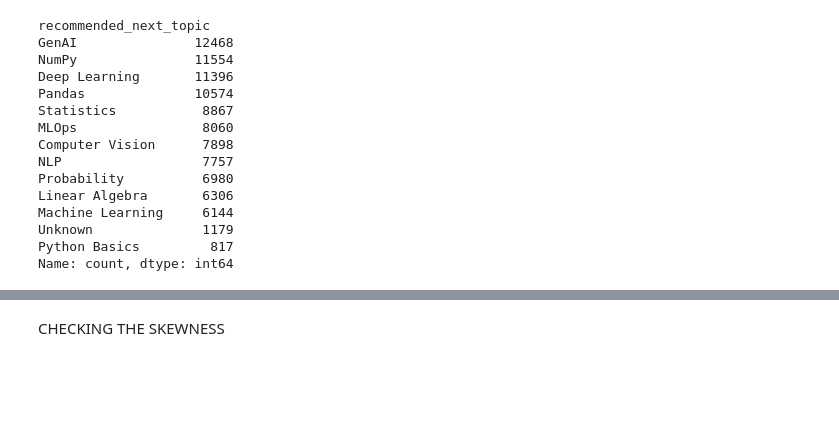
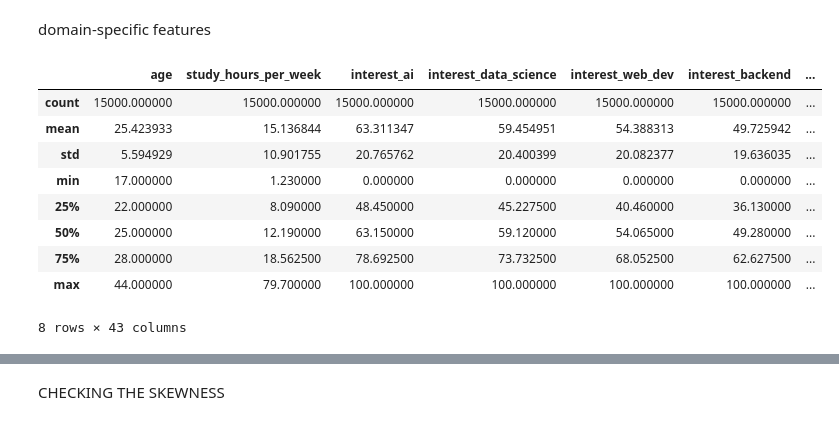
Before and after one commit to PALAK7890/Adaptive-Learning-Path-Recommendation-System, a Jupyter notebook: notebooks/Adaptive Learning Path Recommendation System.ipynb, the cells around one changed output, grey strips where cells are left out. Cells and saved outputs as stored; diff of their text form; code cells hidden in the pictures; blank space fills up the shorter version.

```diff
--- a/notebooks/Adaptive Learning Path Recommendation System.ipynb
+++ b/notebooks/Adaptive Learning Path Recommendation System.ipynb
@@ -65,14 +74,14 @@ learning_sequence_step       0
 dtype: int64
 # %%
 num_cols = [
-    'G1',
-    'quiz_score_pct',
-    'streak_days',
-    'avg_session_min'
+    'avg_session_duration',
+    'cloud_score',
+    'quiz_avg_score',
 ]
 
 for col in num_cols:
     df[col] = df[col].fillna(df[col].median())
+df["streak_days"] = df["streak_days"].fillna(0)
 # %%
 cat_cols = [
     'career_goal',
@@ -106,18 +99,2 @@ Name: proportion, dtype: float64
-# %%
-df['recommended_next_topic'].value_counts()
-# %% [output]
-recommended_next_topic
-GenAI               12468
-NumPy               11554
-Deep Learning       11396
-Pandas              10574
-Statistics           8867
-MLOps                8060
-Computer Vision      7898
-NLP                  7757
-Probability          6980
-Linear Algebra       6306
-Machine Learning     6144
-Unknown              1179
-Python Basics         817
-Name: count, dtype: int64
+# %% [markdown]
+domain-specific features
@@ -123,0 +132,47 @@ Name: count, dtype: int64
+# %%
+df["ai_gap"] = (
+    df["interest_ai"]
+    - df["ai_strength"]
+)
+
+df["data_science_gap"] = (
+    df["interest_data_science"]
+    - df["math_strength"]
+)
+
+df["web_gap"] = (
+    df["interest_web_dev"]
+    -
+    (
+        df["html_score"] +
+        df["css_score"] +
+        df["javascript_score"]
+    ) / 3
+)
+
+df["cloud_gap"] = (
+    df["interest_cloud"]
+    - df["cloud_strength"]
+)
+
+df["backend_gap"] = (
+    df["interest_backend"]
+    -
+    (
+        df["sql_score"] +
+        df["database_score"]
+    ) / 2
+)
+# %%
+df.describe()
+# %% [output]
+|  | age | study_hours_per_week | interest_ai | interest_data_science | interest_web_dev | interest_backend | ... |
+| count | 15000.000000 | 15000.000000 | 15000.000000 | 15000.000000 | 15000.000000 | 15000.000000 | ... |
+| mean | 25.423933 | 15.136844 | 63.311347 | 59.454951 | 54.388313 | 49.725942 | ... |
+| std | 5.594929 | 10.901755 | 20.765762 | 20.400399 | 20.082377 | 19.636035 | ... |
+| min | 17.000000 | 1.230000 | 0.000000 | 0.000000 | 0.000000 | 0.000000 | ... |
+| 25% | 22.000000 | 8.090000 | 48.450000 | 45.227500 | 40.460000 | 36.130000 | ... |
+| 50% | 25.000000 | 12.190000 | 63.150000 | 59.120000 | 54.065000 | 49.280000 | ... |
+| 75% | 28.000000 | 18.562500 | 78.692500 | 73.732500 | 68.052500 | 62.627500 | ... |
+| max | 44.000000 | 79.700000 | 100.000000 | 100.000000 | 100.000000 | 100.000000 | ... |
+8 rows × 43 columns
```
Also changed, not shown: parts of 22 cells of this notebook, 4 other files.
